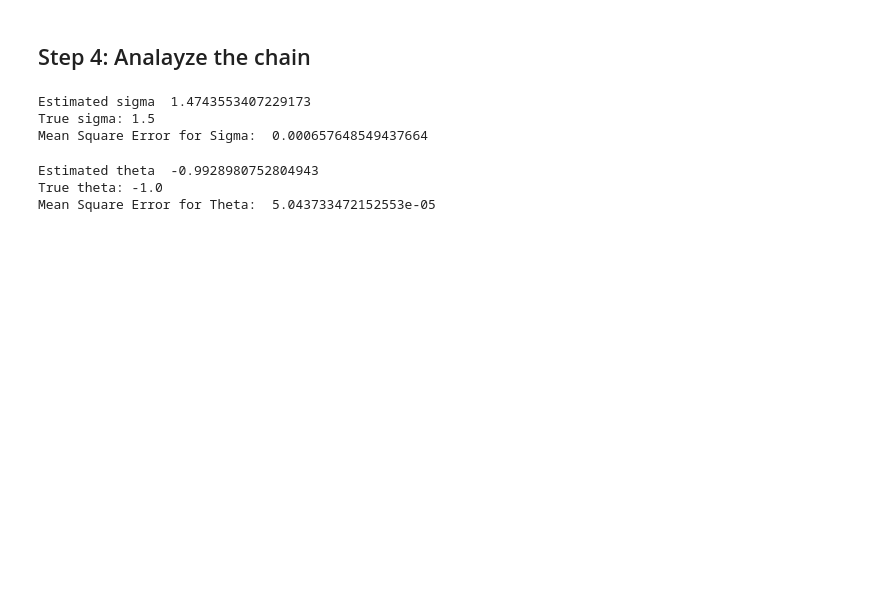
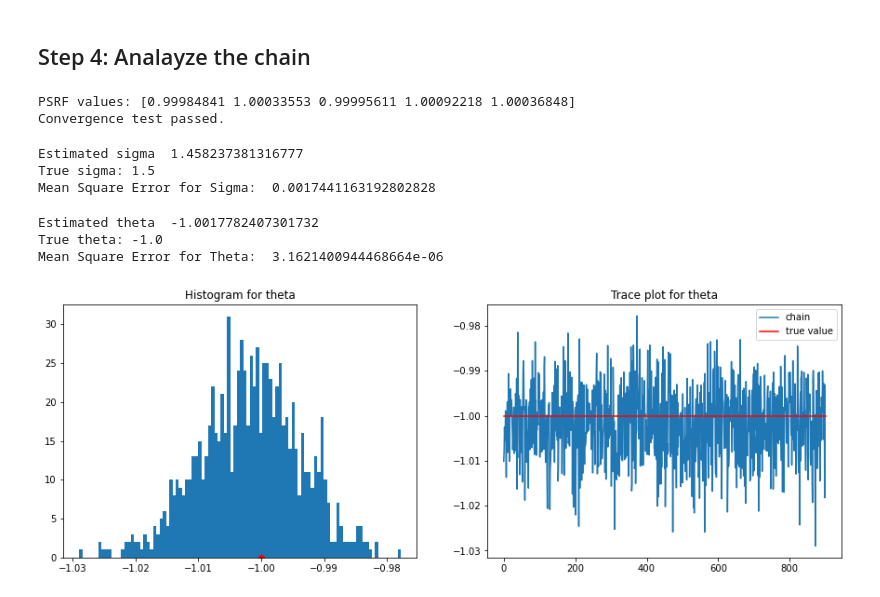
Before and after one commit to quynhhgoogoo/mcmc-project, a Jupyter notebook: notebooks/gibbs/gibs_sampling_test.ipynb, the cells around one changed output. Saved outputs shown, nothing was run; the diff lists cells and outputs as text; code cells hidden in the pictures; blank space fills up the shorter version.

Commit message:
create another chain and update psrf values

```diff
--- a/notebooks/gibbs/gibs_sampling_test.ipynb
+++ b/notebooks/gibbs/gibs_sampling_test.ipynb
@@ -297,21 +300,2 @@ array([[ 0.00849162,  1.51313578, -1.01148779,  0.72891571,  2.58304583],
 # %% [markdown]
 ## Step 4: Analayze the chain
-# %%
-# Analyse sigma samples
-
-sigma_samples = samples[100:,0]
-sigma_est = (1/np.sqrt(sigma_samples)).mean()
-#sigma_est = sigma_samples.mean()
-
-print("Estimated sigma ", sigma_est)
-print("True sigma:",sigma)
-
-# Calculate mean square error
-from sklearn.metrics import mean_squared_error
-
-mse = mean_squared_error([sigma_est], [sigma])
-print("Mean Square Error for Sigma: ", mse)
-# %% [output]
-Estimated sigma  1.4743553407229173
-True sigma: 1.5
-Mean Square Error for Sigma:  0.000657648549437664
@@ -318,18 +317,70 @@ Mean Square Error for Sigma:  0.000657648549437664
+# %%
+# Add library path
+import sys
+sys.path.append('/MCMC/mcmc-project/')
+
+from psrf import compute_psrf
+
+psrf = compute_psrf(chain_samples)
+
+print("PSRF values: {}".format(psrf))
+
+# Check that all model parameters have converged
+convergence_threshold = 1.1
+if (psrf < convergence_threshold).all():
+    print("Convergence test passed.")
+# %% [output]
+PSRF values: [0.99984841 1.00033553 0.99995611 1.00092218 1.00036848]
+Convergence test passed.
+# %%
+# Analyse sigma samples
+
+sigma_samples = samples[100:,0]
+sigma_est = (1/np.sqrt(sigma_samples)).mean()
+#sigma_est = sigma_samples.mean()
+
+print("Estimated sigma ", sigma_est)
+print("True sigma:",sigma)
+
+# Calculate mean square error
+from sklearn.metrics import mean_squared_error
+
+mse = mean_squared_error([sigma_est], [sigma])
+print("Mean Square Error for Sigma: ", mse)
+# %% [output]
+Estimated sigma  1.458237381316777
+True sigma: 1.5
+Mean Square Error for Sigma:  0.0017441163192802828
 # %%
 # Analyse theta samples
 
 theta_samples = samples[100:,2]
 theta_est = theta_samples.mean()
+theta = w[1]
 
 print("Estimated theta ", theta_est)
-print("True theta:",w[1])
+print("True theta:",theta)
 
 # Calculate mean square error
 
-mse = mean_squared_error([theta_est], [w[1]])
+mse = mean_squared_error([theta_est], [theta])
 print("Mean Square Error for Theta: ", mse)
 # %% [output]
-Estimated theta  -0.9928980752804943
+Estimated theta  -1.0017782407301732
 True theta: -1.0
-Mean Square Error for Theta:  5.043733472152553e-05
+Mean Square Error for Theta:  3.1621400944468664e-06
+# %%
+plt.figure(figsize=(15,5))
+plt.subplot(1,2,1)
+plt.hist(theta_samples, bins=100)
+plt.scatter(theta, 0, c="r")
+plt.title("Histogram for theta")
+plt.subplot(1,2,2)
+plt.plot(theta_samples, label="chain")
+plt.plot([0, len(theta_samples)], [theta, theta], c="r", label="true value")
+plt.title("Trace plot for theta")
+plt.legend()
+plt.show()
+# %% [output]
+[figure, added]
 # %%
```
Also changed, not shown: parts of 16 cells of this notebook.
